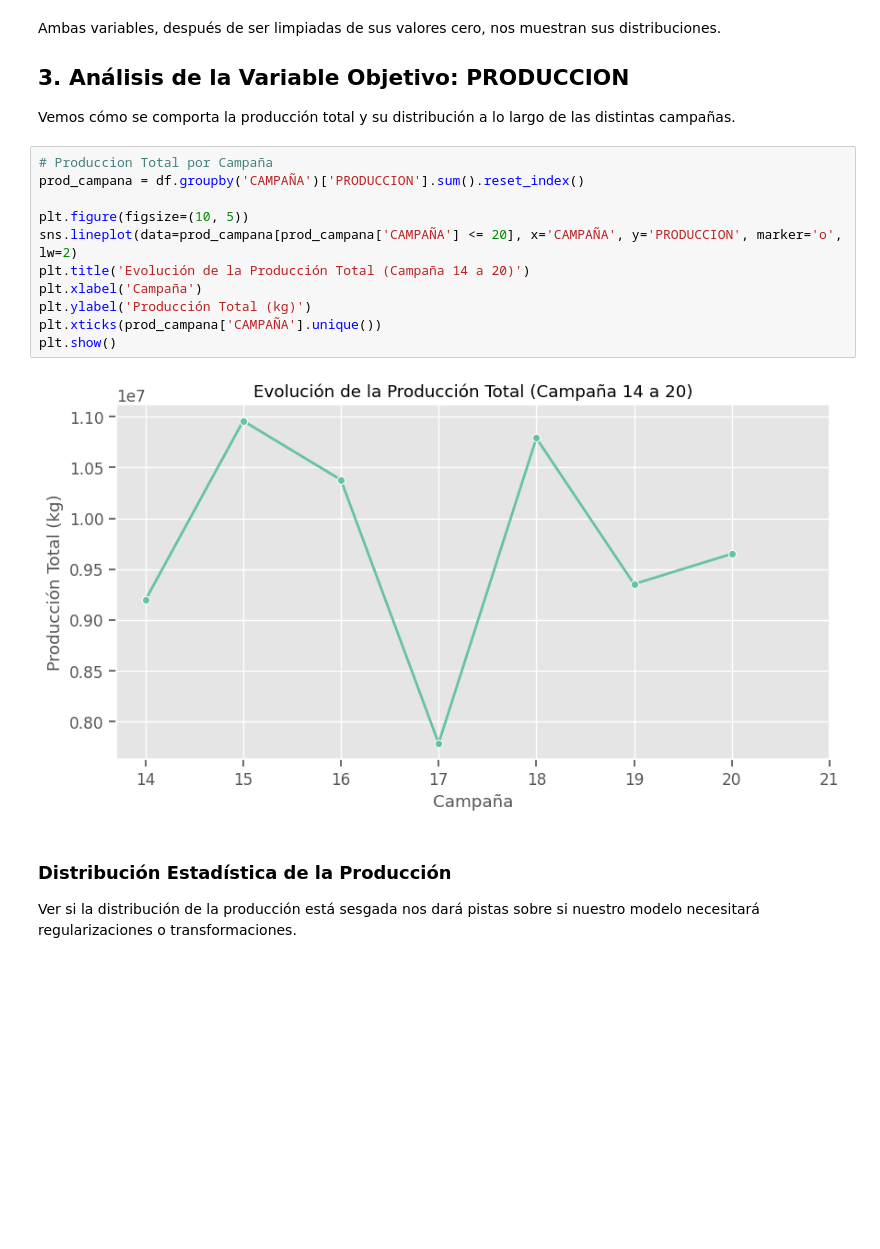
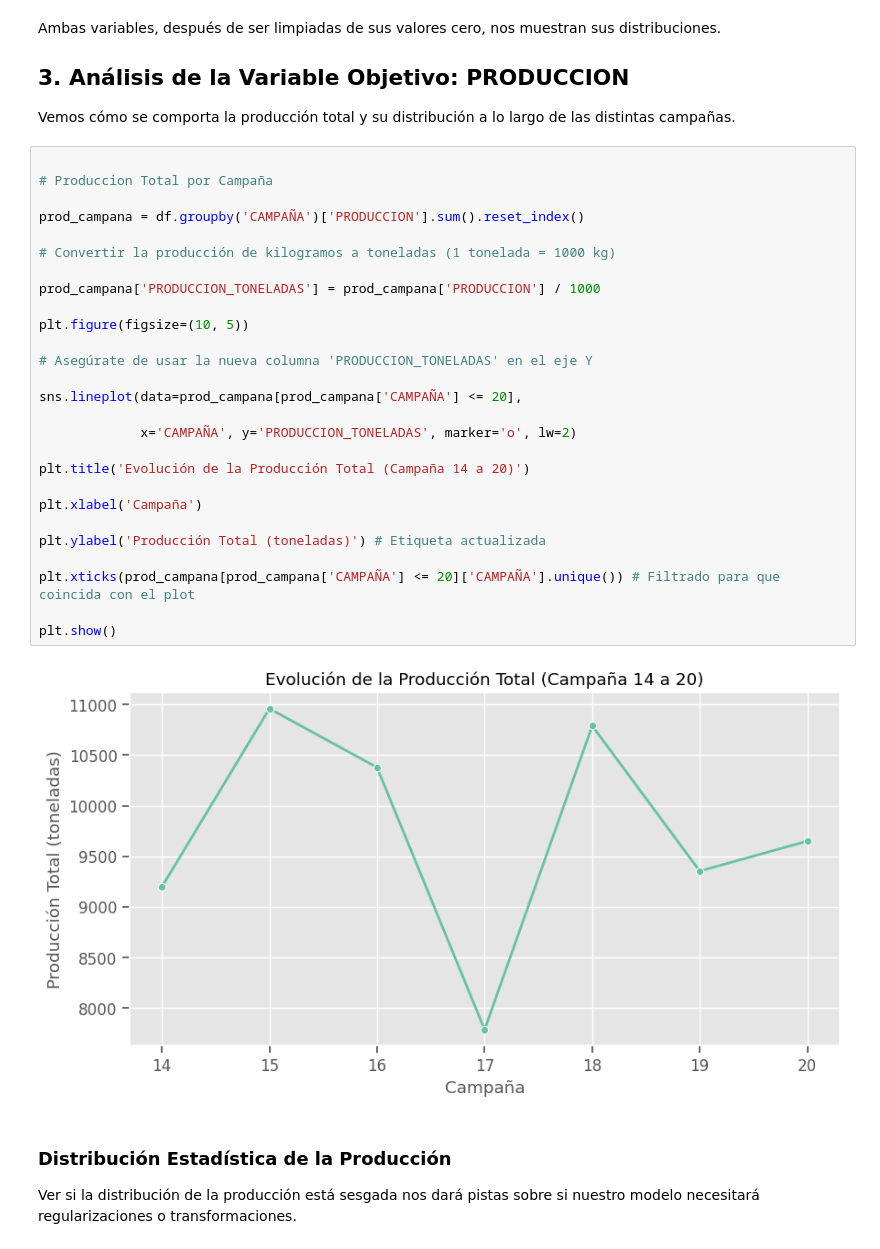
Before and after one commit to veronicagamo/TF_AprendizajeAutom-tico, a Jupyter notebook: 00_EDA.ipynb, the cells around one changed output. Drawn from its saved outputs; the diff is of its cells as text; blank space fills up the shorter version.

Commit message:
cambio grafico toneladas

```diff
--- a/00_EDA.ipynb
+++ b/00_EDA.ipynb
@@ -136,18 +136,34 @@ Ambas variables, después de ser limpiadas de sus valores cero, nos muestran sus
 ## 3. Análisis de la Variable Objetivo: PRODUCCION
 Vemos cómo se comporta la producción total y su distribución a lo largo de las distintas campañas.
 # %%
+
 # Produccion Total por Campaña
+
 prod_campana = df.groupby('CAMPAÑA')['PRODUCCION'].sum().reset_index()
 
+# Convertir la producción de kilogramos a toneladas (1 tonelada = 1000 kg)
+
+prod_campana['PRODUCCION_TONELADAS'] = prod_campana['PRODUCCION'] / 1000
+
 plt.figure(figsize=(10, 5))
-sns.lineplot(data=prod_campana[prod_campana['CAMPAÑA'] <= 20], x='CAMPAÑA', y='PRODUCCION', marker='o', lw=2)
+
+# Asegúrate de usar la nueva columna 'PRODUCCION_TONELADAS' en el eje Y
+
+sns.lineplot(data=prod_campana[prod_campana['CAMPAÑA'] <= 20],
+
+             x='CAMPAÑA', y='PRODUCCION_TONELADAS', marker='o', lw=2)
+
 plt.title('Evolución de la Producción Total (Campaña 14 a 20)')
+
 plt.xlabel('Campaña')
-plt.ylabel('Producción Total (kg)')
-plt.xticks(prod_campana['CAMPAÑA'].unique())
+
+plt.ylabel('Producción Total (toneladas)') # Etiqueta actualizada
+
+plt.xticks(prod_campana[prod_campana['CAMPAÑA'] <= 20]['CAMPAÑA'].unique()) # Filtrado para que coincida con el plot
+
 plt.show()
 # %% [output]
-[figure, old version]
+[figure, new version]
 # %% [markdown]
 ### Distribución Estadística de la Producción
 Ver si la distribución de la producción está sesgada nos dará pistas sobre si nuestro modelo necesitará regularizaciones o transformaciones.
```
Also changed, not shown: parts of 1 cell of this notebook.
